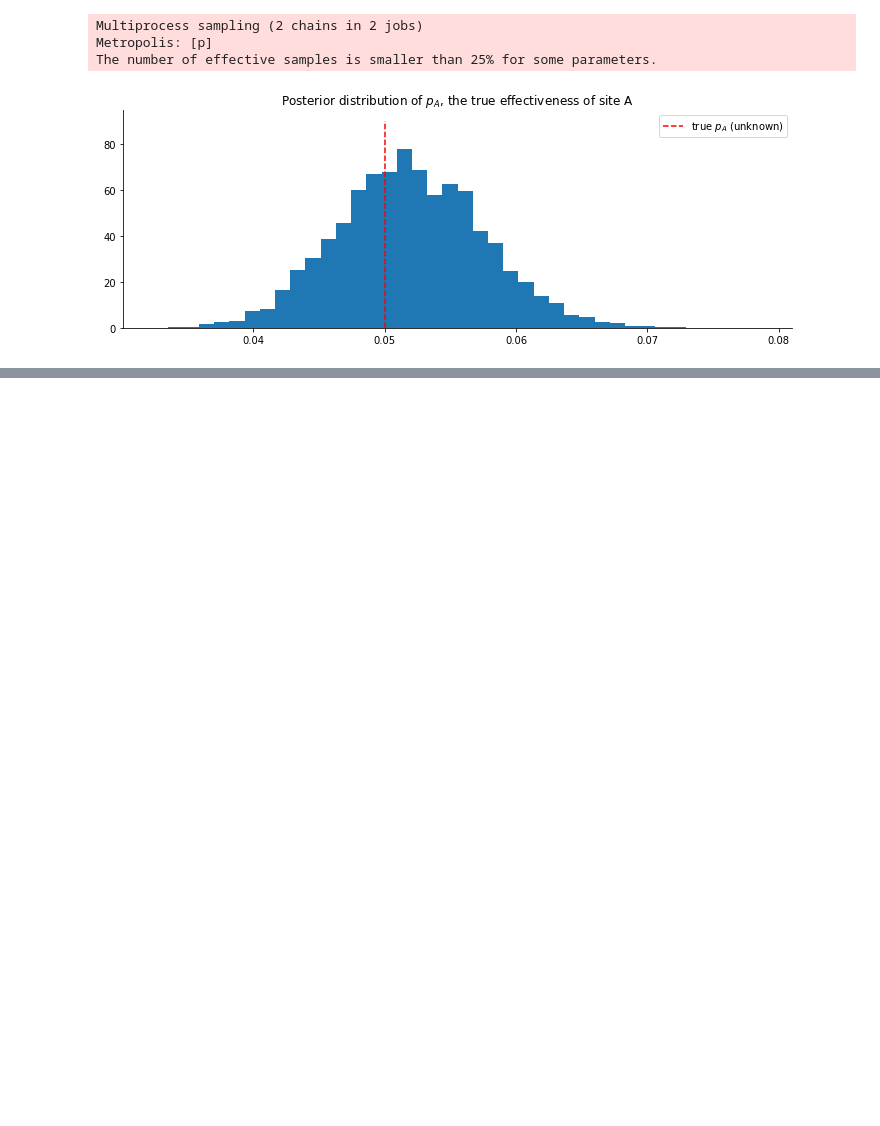
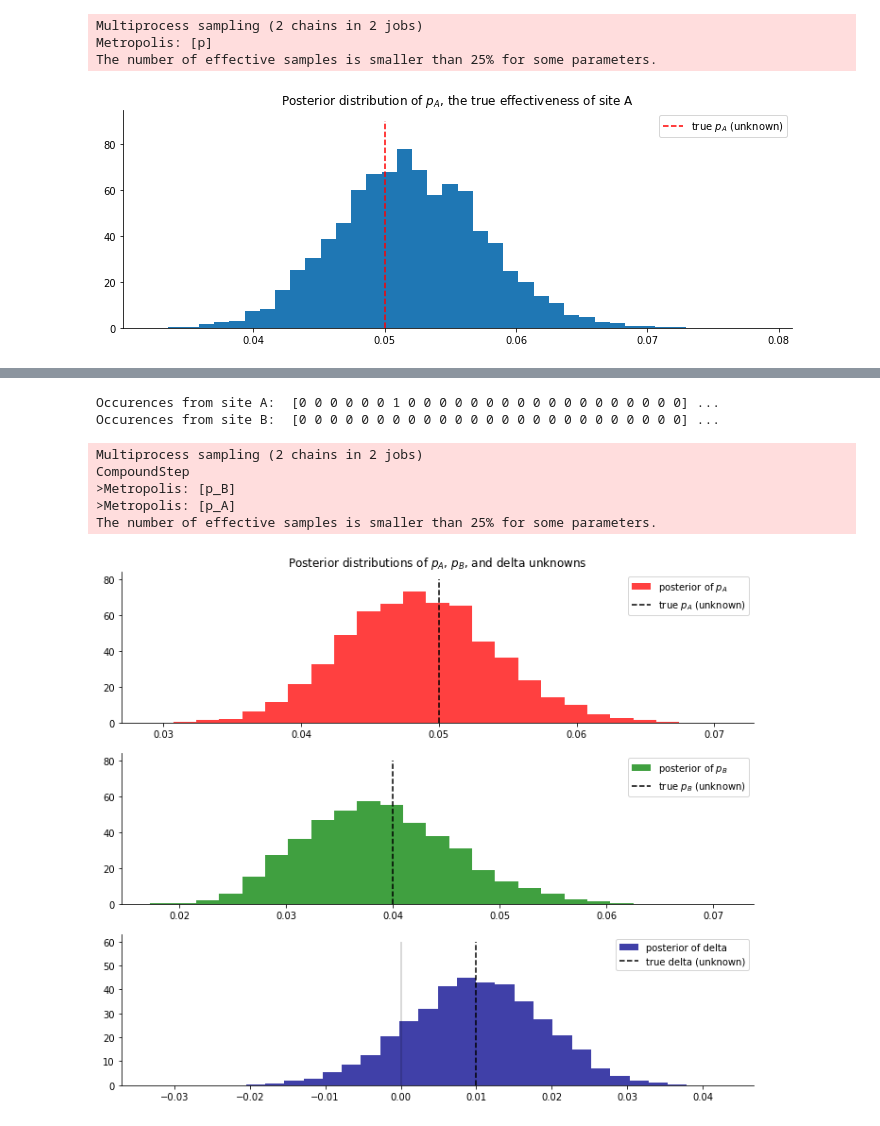
Before and after one commit to rmania/datascience, a Jupyter notebook: ml_models/2_0_Bayesian_models.ipynb, the cells around one changed output, grey strips where cells are left out. Saved outputs shown, nothing was run; the diff lists cells and outputs as text; code cells hidden in the pictures; blank space fills up the shorter version.

```diff
--- a/ml_models/2_0_Bayesian_models.ipynb
+++ b/ml_models/2_0_Bayesian_models.ipynb
@@ -372,0 +379,65 @@ remove_borders(ax)
+# %%
+#these two quantities are unknown to us.
+true_p_A = 0.05
+true_p_B = 0.04
+
+#unequal sample sizes --> no problem in Bayesian analysis!
+N_A = 1500
+N_B = 750
+
+occ_A = stats.bernoulli.rvs(true_p_A, size=N_A)
+occ_B = stats.bernoulli.rvs(true_p_B, size=N_B)
+print("Occurences from site A: ", occ_A[:25],'...')
+print("Occurences from site B: ", occ_B[:25], '...')
+# %% [output]
+Occurences from site A:  [0 0 0 0 0 0 1 0 0 0 0 0 0 0 0 0 0 0 0 0 0 0 0 0 0] ...
+Occurences from site B:  [0 0 0 0 0 0 0 0 0 0 0 0 0 0 0 0 0 0 0 0 0 0 0 0 0] ...
+# %%
+with pm.Model() as model:
+    p_A = pm.Uniform('p_A', lower=0, upper=1)
+    p_B = pm.Uniform('p_B', lower=0, upper=1)
+
+    # define a deterministic delta function
+    delta = pm.Deterministic('delta', p_A - p_B)
+
+    obs_A = pm.Bernoulli('obs_A', p_A, observed=occ_A)
+    obs_B = pm.Bernoulli('obs_B', p_B, observed=occ_B)
+
+    step = pm.Metropolis()
+    trace = pm.sample(20000, step=step)
+    burned_trace=trace[1000:]
+# %% [output]
+Multiprocess sampling (2 chains in 2 jobs)
+CompoundStep
+>Metropolis: [p_B]
+>Metropolis: [p_A]
+The number of effective samples is smaller than 25% for some parameters.
+# %%
+p_A_samples = burned_trace["p_A"]
+p_B_samples = burned_trace["p_B"]
+delta_samples = burned_trace["delta"]
+# %%
+#histogram of posteriors
+fig, ax = plt.subplots(3,1,figsize=[12,10])
+
+ax[0].hist(p_A_samples, histtype='stepfilled', bins=25, alpha=0.75,
+           label="posterior of $p_A$", color='red', normed=True)
+ax[0].vlines(true_p_A, 0, 80, linestyle="--", label="true $p_A$ (unknown)")
+ax[0].set(title = "Posterior distributions of $p_A$, $p_B$, and delta unknowns")
+
+ax[1].hist(p_B_samples, histtype='stepfilled', bins=25, alpha=0.75,
+           label="posterior of $p_B$", color='green', normed=True)
+ax[1].vlines(true_p_B, 0, 80, linestyle="--", label="true $p_B$ (unknown)")
+
+
+ax[2].hist(delta_samples, histtype='stepfilled', bins=30, alpha=0.75,
+           label="posterior of delta", color='darkblue', normed=True)
+ax[2].vlines(true_p_A - true_p_B, 0, 60, linestyle="--",
+           label="true delta (unknown)")
+ax[2].vlines(0, 0, 60, color="black", alpha=0.2)
+
+for i, x in enumerate(ax.ravel()):
+    ax[i].legend(loc='best')
+    remove_borders(ax[i])
+# %% [output]
+[figure, added]
```
Also changed, not shown: parts of 2 cells of this notebook.
